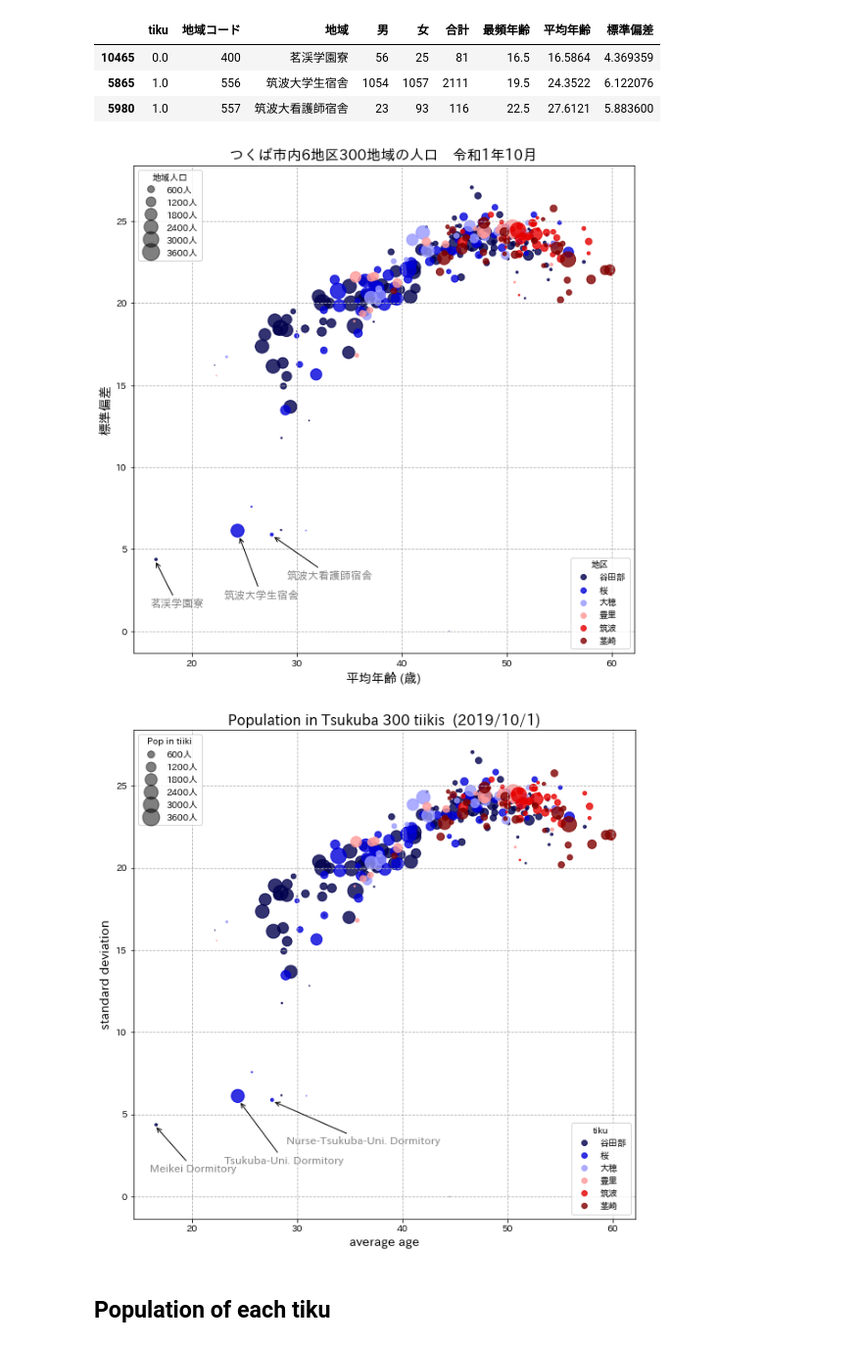
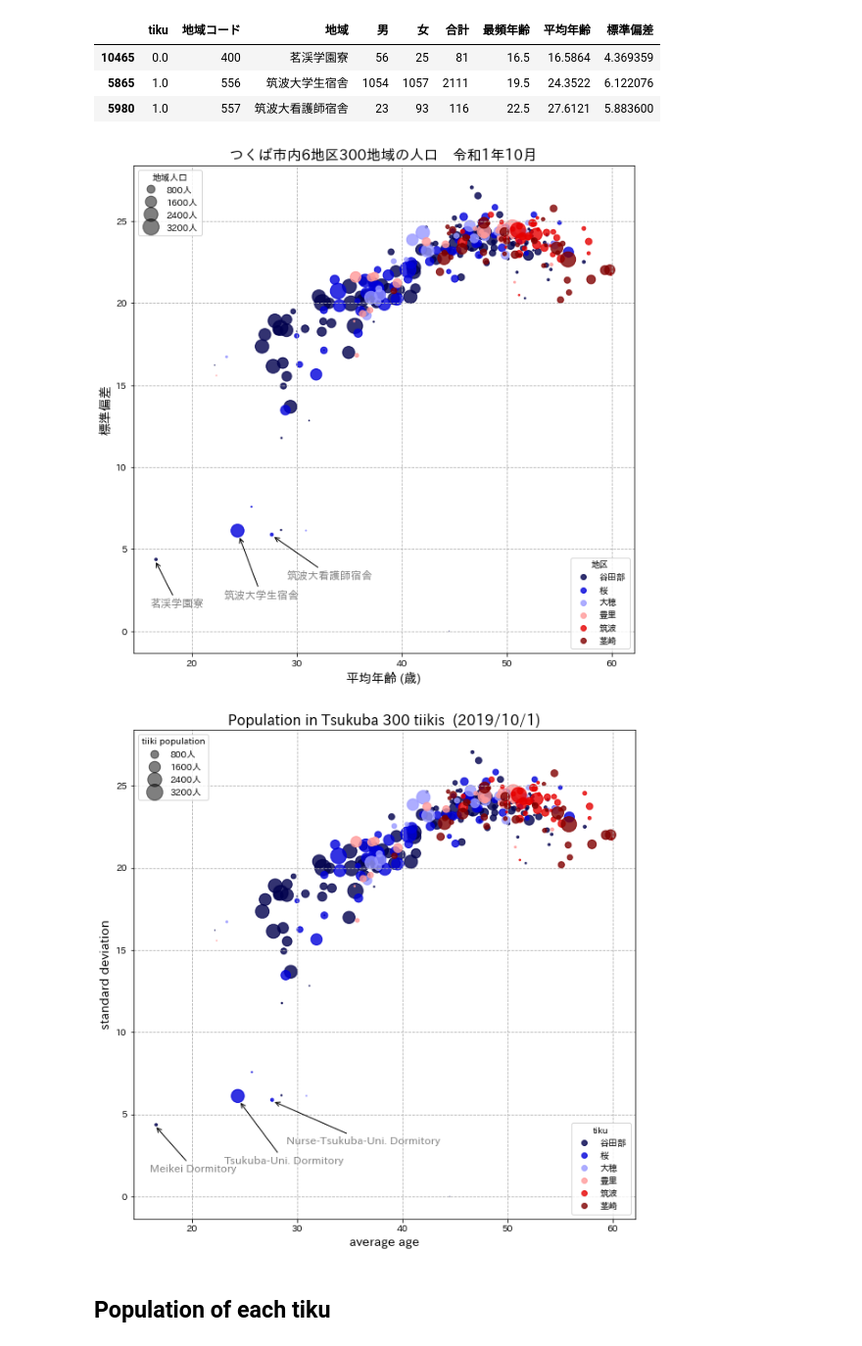
Before and after one commit to sa-ishi/TsukuPopStat, a Jupyter notebook: TsukuAreaPop.ipynb, the cells around one changed output. Shown at 98% size. Saved outputs shown, nothing was run; the diff lists cells and outputs as text; code cells hidden in the pictures.

```diff
--- a/TsukuAreaPop.ipynb
+++ b/TsukuAreaPop.ipynb
@@ -143,7 +143,7 @@ scatter = ax.scatter(df['平均年齢'], df['標準偏差'], vmin=0, vmax=5, c=d
 legend1 = ax.legend(scatter.legend_elements()[0], ['谷田部', '桜', '大穂', '豊里', '筑波', '茎崎'],
                     loc="lower right", title="地区")
 ax.add_artist(legend1)
-handles, labels = scatter.legend_elements(prop="sizes", num=7, fmt="{x:.0f}0人", alpha=0.5)
+handles, labels = scatter.legend_elements(prop="sizes", num=5, fmt="{x:.0f}0人", alpha=0.5)
 legend2 = ax.legend(handles, labels, loc="upper left", title="地域人口")
 ax.grid(ls='--')
 ax.annotate("筑波大学生宿舎", xy = (24.5, 5.8), size = 12, xytext = (23,2),
@@ -155,39 +155,39 @@ ax.annotate("筑波大看護師宿舎", xy = (27.7, 5.8), size = 12, xytext = (2
 
 fig.savefig('chart/6地区300地域の人口201910'+ colormap + '.png')
 # %% [output]
-[figure, old version]
+[figure, new version]
 # %%
 # Read data
 df = pd.read_csv('data/つくば市R1_10.csv')
 tikuname = ['谷田部', '桜', '大穂', '豊里', '筑波', '茎崎']
 # different colors for each tiku
 colormap = 'seismic'
 cm = plt.cm.get_cmap(colormap)
 fig, ax = plt.subplots(figsize=(10,10))
 
 plt.xlabel('average age', fontsize=14)
 plt.ylabel('standard deviation', fontsize=14)
 plt.title('Population in Tsukuba 300 tiikis  (2019/10/1)', fontsize=16)
 # bubble chart
 scatter = ax.scatter(df['平均年齢'], df['標準偏差'], vmin=0, vmax=5, c=df['tiku'], cmap=cm,
                      s=df['合計']/10, alpha=0.8)
 
 legend1 = ax.legend(scatter.legend_elements()[0], ['谷田部', '桜', '大穂', '豊里', '筑波', '茎崎'],
                     loc="lower right", title="tiku")
 ax.add_artist(legend1)
-handles, labels = scatter.legend_elements(prop="sizes", num=7, fmt="{x:.0f}0人", alpha=0.5)
-legend2 = ax.legend(handles, labels, loc="upper left", title="Pop in tiiki")
+handles, labels = scatter.legend_elements(prop="sizes", num=5, fmt="{x:.0f}0人", alpha=0.5)
+legend2 = ax.legend(handles, labels, loc="upper left", title="tiiki population")
 ax.grid(ls='--')
 ax.annotate("Tsukuba-Uni. Dormitory", xy = (24.5, 5.8), size = 12, xytext = (23,2),
             color = "grey", arrowprops = dict(arrowstyle="->"))
 ax.annotate("Meikei Dormitory", xy = (16.5, 4.3), size = 12, xytext = (16,1.5),
             color = "grey", arrowprops = dict(arrowstyle="->"))
 ax.annotate("Nurse-Tsukuba-Uni. Dormitory", xy = (27.7, 5.8), size = 12, xytext = (29,3.2),
             color = "grey", arrowprops = dict(arrowstyle="->"))
 
 fig.savefig('chart/stats6tiku300tiiki201910'+ colormap + '.png')
 # %% [output]
-[figure, old version]
+[figure, new version]
 # %% [markdown]
 ## Population of each tiku
 # %%
```
Also changed, not shown: parts of 6 cells of this notebook, 4 other files.
